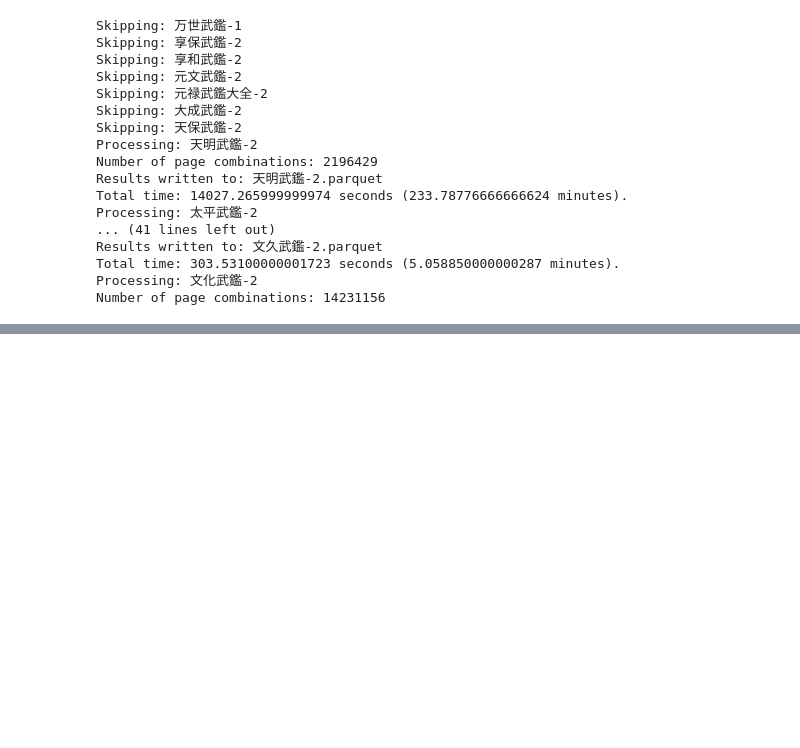
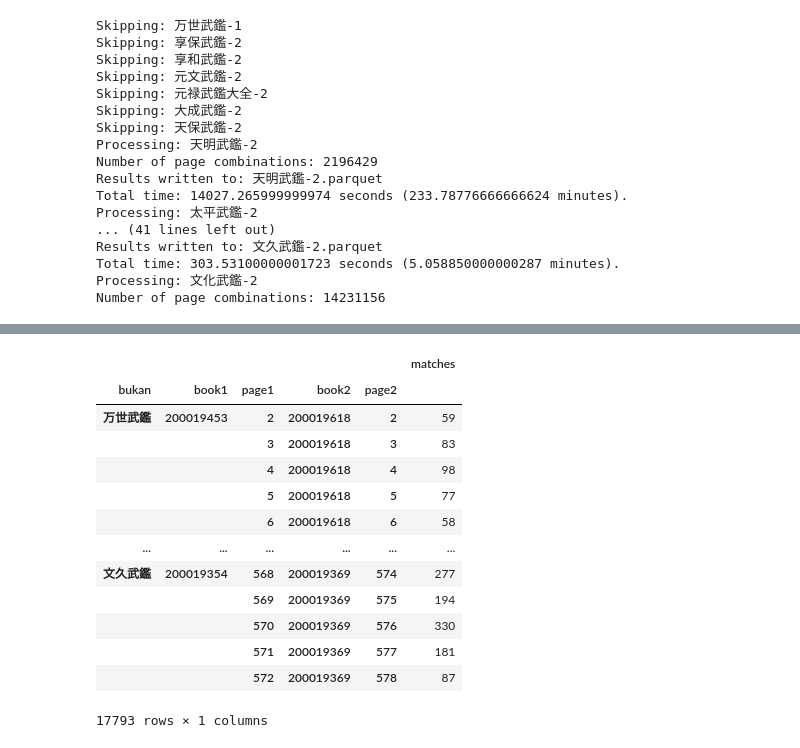
Before and after one commit to leyhline/bukan-collection, a Jupyter notebook: 06-whole-dataset.ipynb, the cells around one changed output, grey strips where cells are left out. Cells and saved outputs as stored; diff of their text form; code cells hidden in the pictures; blank space fills up the shorter version.

```diff
--- a/06-whole-dataset.ipynb
+++ b/06-whole-dataset.ipynb
@@ -321,0 +315,18 @@ relevant_matches_df
+# %%
+bukan_nr_matches = bukan_pairs["distance"].groupby(['bukan', 'book1', 'page1', 'book2', 'page2']).count().rename("matches")
+bukan_nr_matches.to_frame()
+# %% [output]
+|  |  |  |  |  | matches |
+| bukan | book1 | page1 | book2 | page2 |  |
+| 万世武鑑 | 200019453 | 2 | 200019618 | 2 | 59 |
+|  |  | 3 | 200019618 | 3 | 83 |
+|  |  | 4 | 200019618 | 4 | 98 |
+|  |  | 5 | 200019618 | 5 | 77 |
+|  |  | 6 | 200019618 | 6 | 58 |
+| ... | ... | ... | ... | ... | ... |
+| 文久武鑑 | 200019354 | 568 | 200019369 | 574 | 277 |
+|  |  | 569 | 200019369 | 575 | 194 |
+|  |  | 570 | 200019369 | 576 | 330 |
+|  |  | 571 | 200019369 | 577 | 181 |
+|  |  | 572 | 200019369 | 578 | 87 |
+17793 rows × 1 columns
```
Also changed, not shown: parts of 26 cells of this notebook.
